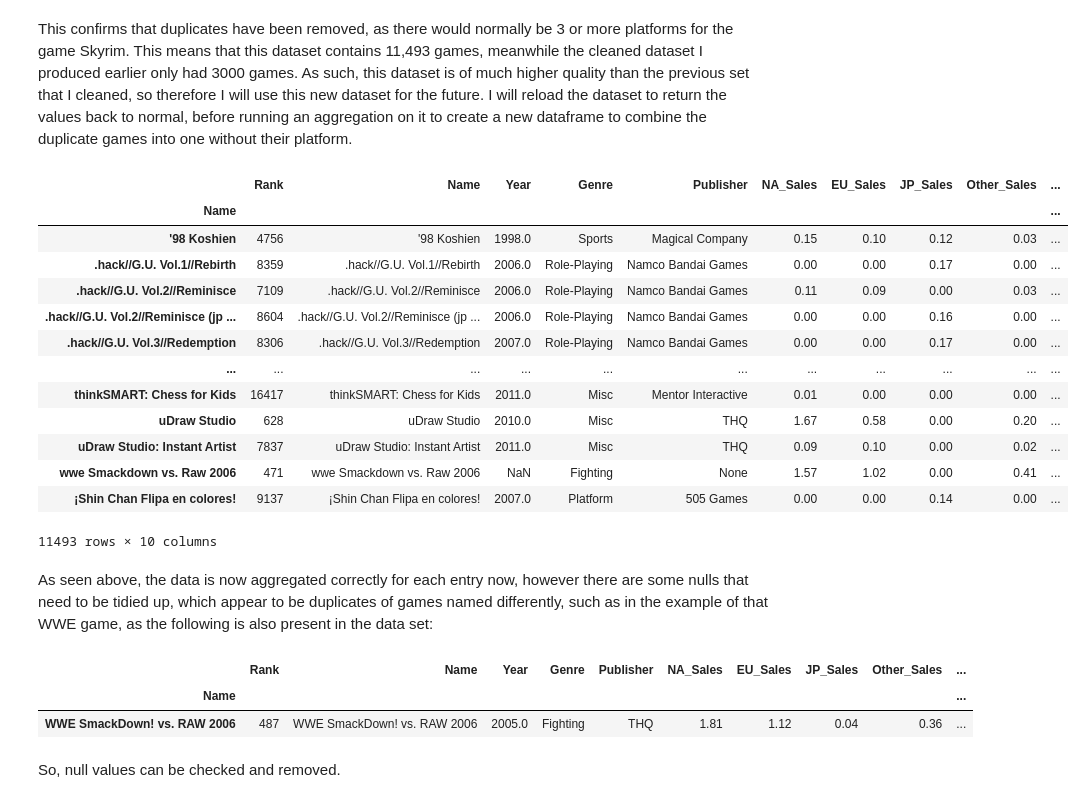
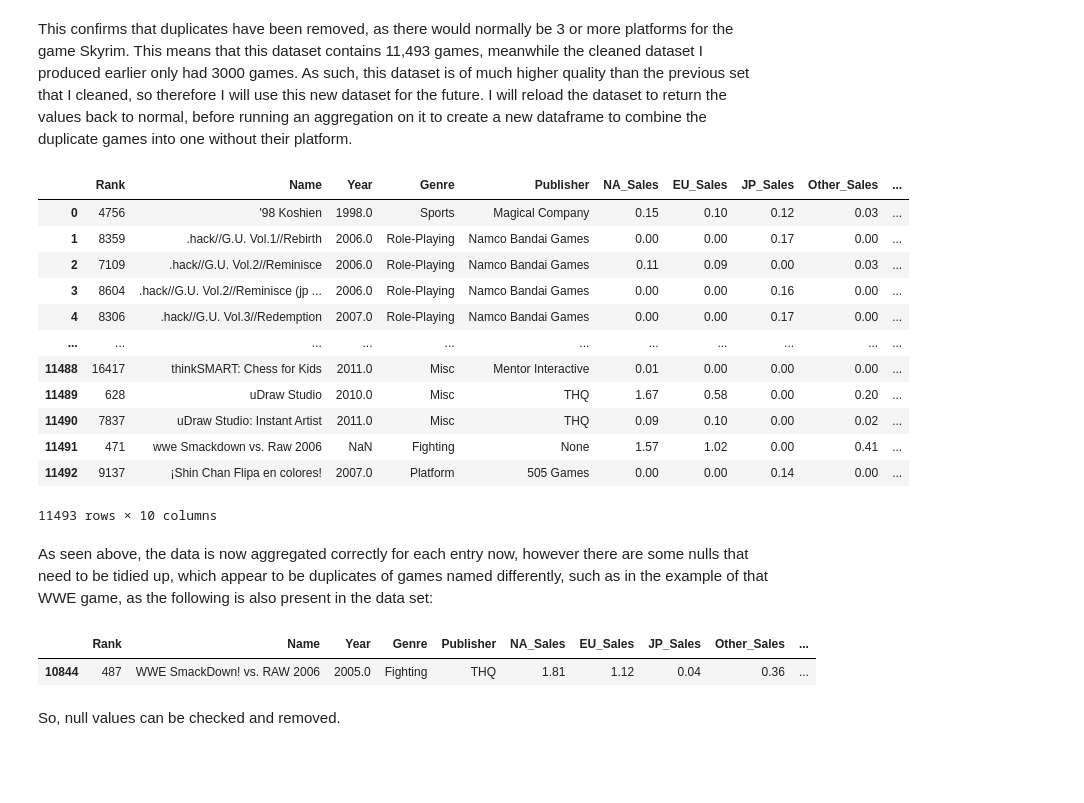
Before and after one commit to Rayan-Arshed/Data-Pipeline-Assessment-Video-Game-Data, a Jupyter notebook: Data-Pipeline-Assessment.ipynb, the cells around one changed output. Saved outputs shown, nothing was run; the diff lists cells and outputs as text; code cells hidden in the pictures; blank space fills up the shorter version.

Commit message:
Dataset 4 cleaned up, aggregated, and transformed

```diff
--- a/Data-Pipeline-Assessment.ipynb
+++ b/Data-Pipeline-Assessment.ipynb
@@ -516,35 +526,41 @@ df_sales_extra["Name"].str.contains("Skyrim").sum()
 # %% [markdown]
 This confirms that duplicates have been removed, as there would normally be 3 or more platforms for the game Skyrim. This means that this dataset contains 11,493 games, meanwhile the cleaned dataset I produced earlier only had 3000 games. As such, this dataset is of much higher quality than the previous set that I cleaned, so therefore I will use this new dataset for the future. I will reload the dataset to return the values back to normal, before running an aggregation on it to create a new dataframe to combine the duplicate games into one without their platform.
 # %%
+# Importing the data once more to begin my transformations
 df_sales_extra = pd.read_csv("Data-Sources/vgsales.csv")
+
+# Defining my columns to be kept in the aggregated table, and determining what data is kept or transformed, eg the sales data has the sum function appplied to it
 aggregated_columns = {"Rank":"first", "Name":"first", "Year":"first", "Genre":"first", "Publisher":"first", "NA_Sales":"sum", "EU_Sales": "sum", "JP_Sales": "sum", "Other_Sales":"sum", "Global_Sales":"sum"}
 
+# Creating a new dataframe based off of the aggregate functions defined previously
 df_sales_new = df_sales_extra.groupby(df_sales_extra["Name"]).aggregate(aggregated_columns)
 
+# Resetting the index for this new dataframe so that things do not conflict
+df_sales_new.reset_index(drop=True, inplace=True)
+
 df_sales_new
 # %% [output]
 |  | Rank | Name | Year | Genre | Publisher | NA_Sales | EU_Sales | JP_Sales | Other_Sales | ... |
-| Name |  |  |  |  |  |  |  |  |  | ... |
-| '98 Koshien | 4756 | '98 Koshien | 1998.0 | Sports | Magical Company | 0.15 | 0.10 | 0.12 | 0.03 | ... |
-| .hack//G.U. Vol.1//Rebirth | 8359 | .hack//G.U. Vol.1//Rebirth | 2006.0 | Role-Playing | Namco Bandai Games | 0.00 | 0.00 | 0.17 | 0.00 | ... |
-| .hack//G.U. Vol.2//Reminisce | 7109 | .hack//G.U. Vol.2//Reminisce | 2006.0 | Role-Playing | Namco Bandai Games | 0.11 | 0.09 | 0.00 | 0.03 | ... |
-| .hack//G.U. Vol.2//Reminisce (jp ... | 8604 | .hack//G.U. Vol.2//Reminisce (jp ... | 2006.0 | Role-Playing | Namco Bandai Games | 0.00 | 0.00 | 0.16 | 0.00 | ... |
-| .hack//G.U. Vol.3//Redemption | 8306 | .hack//G.U. Vol.3//Redemption | 2007.0 | Role-Playing | Namco Bandai Games | 0.00 | 0.00 | 0.17 | 0.00 | ... |
+| 0 | 4756 | '98 Koshien | 1998.0 | Sports | Magical Company | 0.15 | 0.10 | 0.12 | 0.03 | ... |
+| 1 | 8359 | .hack//G.U. Vol.1//Rebirth | 2006.0 | Role-Playing | Namco Bandai Games | 0.00 | 0.00 | 0.17 | 0.00 | ... |
+| 2 | 7109 | .hack//G.U. Vol.2//Reminisce | 2006.0 | Role-Playing | Namco Bandai Games | 0.11 | 0.09 | 0.00 | 0.03 | ... |
+| 3 | 8604 | .hack//G.U. Vol.2//Reminisce (jp ... | 2006.0 | Role-Playing | Namco Bandai Games | 0.00 | 0.00 | 0.16 | 0.00 | ... |
+| 4 | 8306 | .hack//G.U. Vol.3//Redemption | 2007.0 | Role-Playing | Namco Bandai Games | 0.00 | 0.00 | 0.17 | 0.00 | ... |
 | ... | ... | ... | ... | ... | ... | ... | ... | ... | ... | ... |
-| thinkSMART: Chess for Kids | 16417 | thinkSMART: Chess for Kids | 2011.0 | Misc | Mentor Interactive | 0.01 | 0.00 | 0.00 | 0.00 | ... |
-| uDraw Studio | 628 | uDraw Studio | 2010.0 | Misc | THQ | 1.67 | 0.58 | 0.00 | 0.20 | ... |
-| uDraw Studio: Instant Artist | 7837 | uDraw Studio: Instant Artist | 2011.0 | Misc | THQ | 0.09 | 0.10 | 0.00 | 0.02 | ... |
-| wwe Smackdown vs. Raw 2006 | 471 | wwe Smackdown vs. Raw 2006 | NaN | Fighting | None | 1.57 | 1.02 | 0.00 | 0.41 | ... |
-| ¡Shin Chan Flipa en colores! | 9137 | ¡Shin Chan Flipa en colores! | 2007.0 | Platform | 505 Games | 0.00 | 0.00 | 0.14 | 0.00 | ... |
+| 11488 | 16417 | thinkSMART: Chess for Kids | 2011.0 | Misc | Mentor Interactive | 0.01 | 0.00 | 0.00 | 0.00 | ... |
+| 11489 | 628 | uDraw Studio | 2010.0 | Misc | THQ | 1.67 | 0.58 | 0.00 | 0.20 | ... |
+| 11490 | 7837 | uDraw Studio: Instant Artist | 2011.0 | Misc | THQ | 0.09 | 0.10 | 0.00 | 0.02 | ... |
+| 11491 | 471 | wwe Smackdown vs. Raw 2006 | NaN | Fighting | None | 1.57 | 1.02 | 0.00 | 0.41 | ... |
+| 11492 | 9137 | ¡Shin Chan Flipa en colores! | 2007.0 | Platform | 505 Games | 0.00 | 0.00 | 0.14 | 0.00 | ... |
 11493 rows × 10 columns
 # %% [markdown]
 As seen above, the data is now aggregated correctly for each entry now, however there are some nulls that need to be tidied up, which appear to be duplicates of games named differently, such as in the example of that WWE game, as the following is also present in the data set:
 # %%
+# Searching the data for that specific string, which is similar to the one visible in the above preview
 df_sales_new.loc[df_sales_new["Name"].str.contains("SmackDown! vs. RAW")]
 # %% [output]
 |  | Rank | Name | Year | Genre | Publisher | NA_Sales | EU_Sales | JP_Sales | Other_Sales | ... |
-| Name |  |  |  |  |  |  |  |  |  | ... |
-| WWE SmackDown! vs. RAW 2006 | 487 | WWE SmackDown! vs. RAW 2006 | 2005.0 | Fighting | THQ | 1.81 | 1.12 | 0.04 | 0.36 | ... |
+| 10844 | 487 | WWE SmackDown! vs. RAW 2006 | 2005.0 | Fighting | THQ | 1.81 | 1.12 | 0.04 | 0.36 | ... |
 # %% [markdown]
 So, null values can be checked and removed.
 # %%
```
Also changed, not shown: parts of 19 cells of this notebook.
